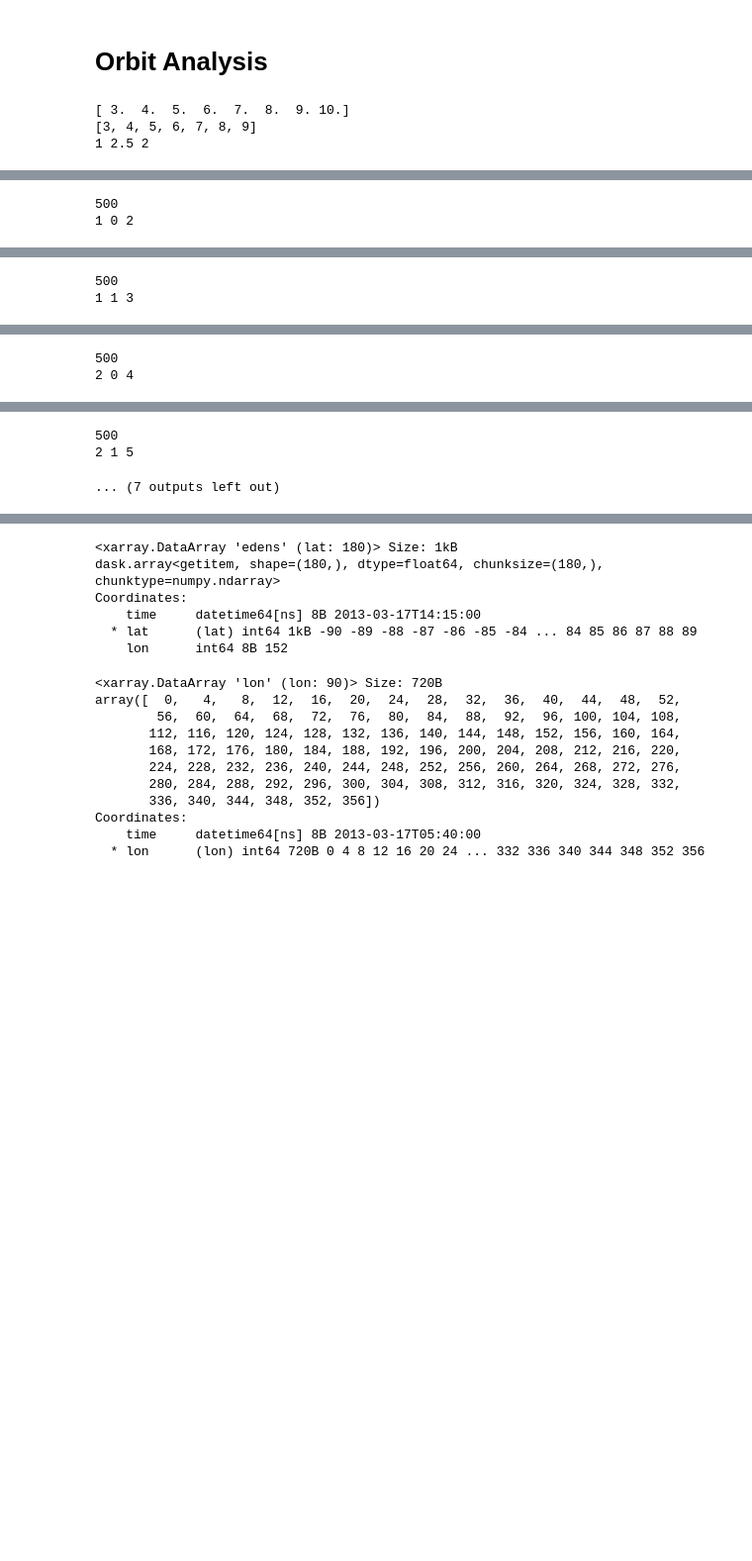
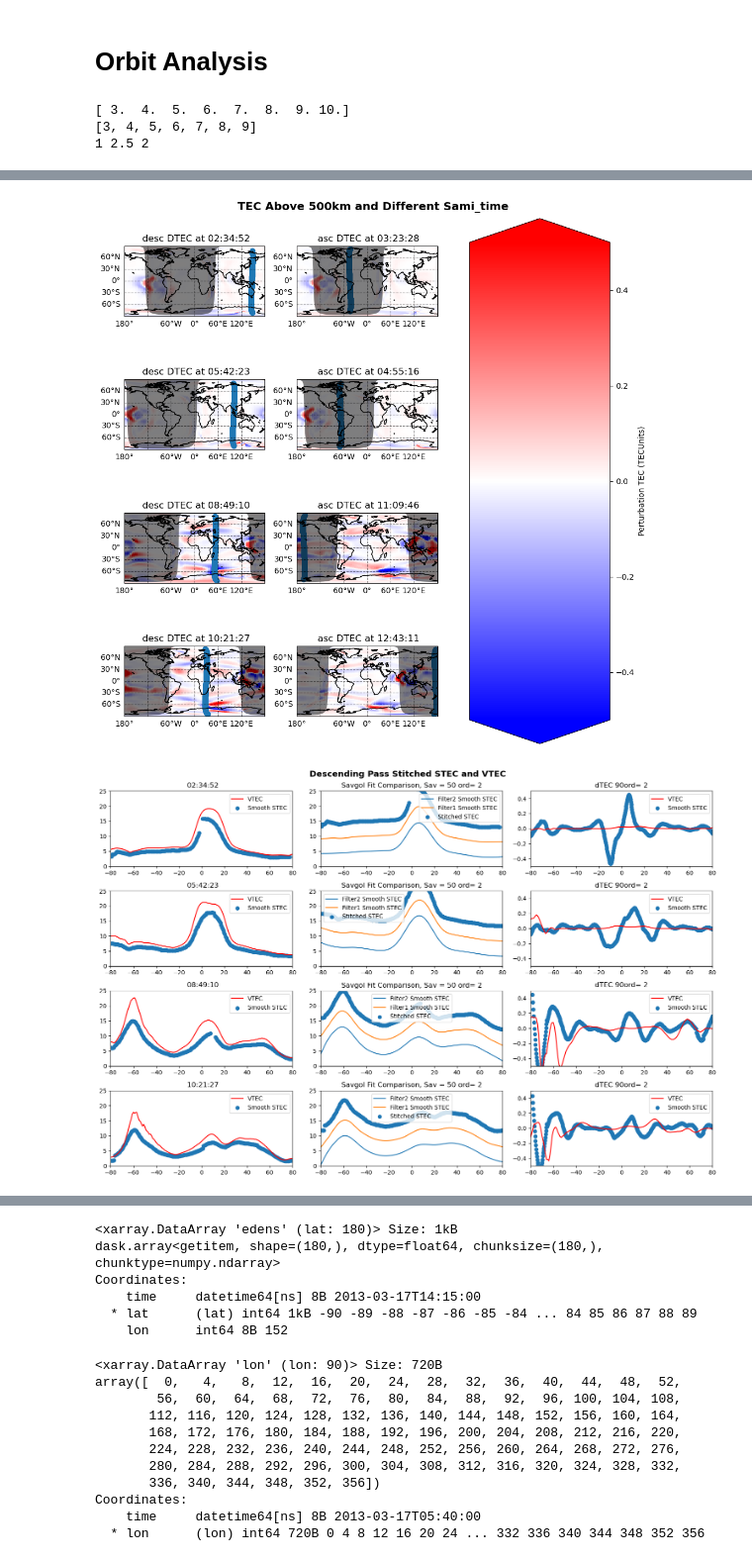
Before and after one commit to abukowski21/sat-interp-tid-analysis, a Jupyter notebook: Multi_Orbit_EMSF_Run.ipynb, the cells around one changed output, grey strips where cells are left out. Shown at 99% size. Saved outputs shown, nothing was run; the diff lists cells and outputs as text; code cells hidden in the pictures; blank space fills up the shorter version.

Commit message:
Improved subplots and attempting to fix filters

```diff
--- a/Multi_Orbit_EMSF_Run.ipynb
+++ b/Multi_Orbit_EMSF_Run.ipynb
@@ -486,29 +480,40 @@ def smooth_stec_vtec(stitched_ds, limits):
+# %%
+def apply_savgol(func, window=60, order=2, diff=False, dif_func=[]):
+    fil_func = savgol_filter(func, window, order)
+
+    if diff == True:
+        if len(dif_func) == 0:
+            dif_func = func
+        dif = [i-j for i,j in zip(dif_func,fil_func)]
+        return dif
+
+    return fil_func
 # %%
-global_ds = xr.open_mfdataset('/home/pxv220016/prasoon/data/sat_interp_repo/sat-interp-tid-analysis/temp/GLOBAL_SAMI_REGRID_new.nc',
+global_ds = xr.open_dataset('/home/pxv220016/prasoon/data/sat_interp_repo/sat-interp-tid-analysis/temp/GLOBAL_SAMI_REGRID_new.nc',
                                engine='h5netcdf')
 # 10
-orbits = list(range(2,10))#list(range(12))
+orbits = [2,3,6,5,10,13,12,15] #list(range(2,10))#list(range(12))
 path = '/home/pxv220016/scratch/multiorbit_data/'
 
 
 # Initialization of plots
 fig1 = plt.figure(figsize=(10,10))
-specs = fig1.add_gridspec(4, 3, width_ratios=[1,1,.1])
+specs = fig1.add_gridspec(4, 3, width_ratios=[1,1,1])
 axes = []
 a = 0
 cmin = -0.5
 cmax = 0.5
 
-fig_d = plt.figure(figsize=(10,10))
-specs_d = fig_d.add_gridspec(4,2,width_ratios=[1,1])
+fig_d = plt.figure(figsize=(15,10))
+specs_d = fig_d.add_gridspec(4,3,width_ratios=[1,1,1])
 axes_d = []
 
-fig_a = plt.figure(figsize=(10,10))
-specs_a = fig_a.add_gridspec(4,2,width_ratios=[1,1])
+fig_a = plt.figure(figsize=(15,10))
+specs_a = fig_a.add_gridspec(4,3,width_ratios=[1,1,1])
 axes_a = []
 
-xmax = 70
-xmin = -70
+xmax = 80
+xmin = -80
 ymax = 25
 ymin = 0
 
@@ -531,10 +536,16 @@ for orbit_num in tqdm(orbits):
 
     # Stiching STEC and smoothening STEC and VTEC
     stitched_ds = calc_stec_vtec(df_grace, elev_mask)
-    lats_smooth, stec_smooth, vtec_smooth = smooth_stec_vtec(stitched_ds, xmax)
-    print(len(stec_smooth))
-    stec_smooth_2 =  savgol_filter(stec_smooth, 75, 2) #filters.make_fits(stec_smooth, freq=2, lims=[10,40], percent=False)
-    del_stec_smooth = [i-j for i,j in zip(stec_smooth, stec_smooth_2)]
+    lats_smooth, stec_smooth = smooth_stec(stitched_ds, xmax)
+    sav_1 = 50
+    sav_2 = 90
+    #stec_sav1 = apply_savgol(stec_smooth, 10, 2)
+    stec_sav2 = apply_savgol(stec_smooth, sav_1, 1, diff=False)
+    #stec_smooth_fin = filt_filt(stec_sav2, freq=1, lims=[5,400])
+    #del_stec_smooth = [i-j for i,j in zip(stec_sav2, stec_smooth_fin)]
+    del_stec_smooth = apply_savgol(stec_sav2, sav_2, 2, diff=True)
+    stec_smooth_fin = apply_savgol(stec_sav2, sav_2, 2)
+
 
     # Plot will have VTEC in the background and STEC values at GRACE locations
     nature = ' asc '
@@ -545,7 +556,7 @@ for orbit_num in tqdm(orbits):
     # Plotting dTEC
     row = a//2
     col = a%2
-    print(row,col, a)
+    #print(row,col, a)
 
     # Plotting dTEC for all the ascending and descending passes
     axes.append(fig1.add_subplot(specs[row, col], projection=ccrs.PlateCarree()))
@@ -570,11 +581,21 @@ for orbit_num in tqdm(orbits):
 
         axes_d.append(fig_d.add_subplot(specs[row, 1]))
         #axes_d[-1].scatter(lats_smooth, vtec_smooth, label='Smooth VTEC')
+        axes_d[-1].plot(lats_smooth, stec_smooth_fin, label='Filter2 Smooth STEC')
+        axes_d[-1].plot(lats_smooth, stec_sav2 + 5, label='Filter1 Smooth STEC')
+        axes_d[-1].scatter(stitched_ds.lats, stitched_ds.stec + 10, label='Stitched STEC')
+        axes_d[-1].set_ylim(ymin, ymax)
+        axes_d[-1].set_xlim(xmin, xmax)
+        axes_d[-1].set_title('Savgol Fit Comparison, Sav = ' + str(sav_1) + ' ord= 2')
+        axes_d[-1].legend()
+
+        axes_d.append(fig_d.add_subplot(specs[row, 2]))
+        #axes_d[-1].scatter(lats_smooth, vtec_smooth, label='Smooth VTEC')
         axes_d[-1].plot(del_tec.sel(lon=lon_mean, method='nearest').lat, del_tec.sel(lon=lon_mean, method='nearest'), color='red', label='VTEC')
         axes_d[-1].scatter(lats_smooth, del_stec_smooth, label='Smooth STEC')
         axes_d[-1].set_ylim(-0.5, 0.5)
         axes_d[-1].set_xlim(xmin, xmax)
-        axes_d[-1].set_title('dTEC')
+        axes_d[-1].set_title('dTEC ' + str(sav_2) + 'ord= 2')
         axes_d[-1].legend()
 
     else:
@@ -590,11 +611,21 @@ for orbit_num in tqdm(orbits):
 
         axes_a.append(fig_a.add_subplot(specs[row, 1]))
         #axes_a[-1].scatter(lats_smooth, vtec_smooth, label='Smooth VTEC')
+        axes_a[-1].plot(lats_smooth, stec_smooth_fin, label='Filter2 Smooth STEC')
+        axes_a[-1].plot(lats_smooth, stec_sav2 + 5, label='Filter1 Smooth STEC')
+        axes_a[-1].scatter(stitched_ds.lats, stitched_ds.stec + 10, label='Stitched STEC')
+        axes_a[-1].set_xlim(xmin, xmax)
+        axes_a[-1].set_ylim(ymin, ymax)
+        axes_a[-1].set_title('Savgol Fit Comparison, Sav = ' + str(sav_1) + ' ord= 2')
+        axes_a[-1].legend()
+
+        axes_a.append(fig_a.add_subplot(specs[row, 2]))
+        #axes_a[-1].scatter(lats_smooth, vtec_smooth, label='Smooth VTEC')
         axes_a[-1].plot(del_tec.sel(lon=lon_mean, method='nearest').lat, del_tec.sel(lon=lon_mean, method='nearest'), color='red', label='VTEC')
         axes_a[-1].scatter(lats_smooth, del_stec_smooth, label='Smooth STEC')
         axes_a[-1].set_xlim(xmin, xmax)
         axes_a[-1].set_ylim(-0.5, 0.5)
-        axes_a[-1].set_title('dTEC')
+        axes_a[-1].set_title('dTEC ' + str(sav_2) + 'ord= 2')
         axes_a[-1].legend()
 
 
@@ -739,2 +741,0 @@ To avoid creating the large chunks, set the option
-500
-1 0 2
@@ -749,2 +741,0 @@ To avoid creating the large chunks, set the option
-500
-1 1 3
@@ -759,2 +741,0 @@ To avoid creating the large chunks, set the option
-500
-2 0 4
@@ -769,3 +742,2 @@ To avoid creating the large chunks, set the option
-500
-2 1 5
-... (7 outputs left out)
+[figure, added]
+[figure, added]
```
Also changed, not shown: parts of 5 cells of this notebook.
